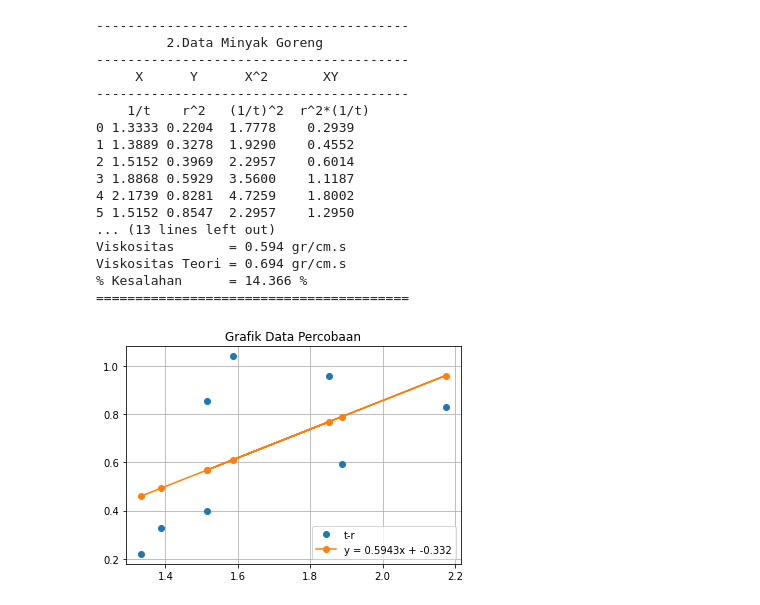
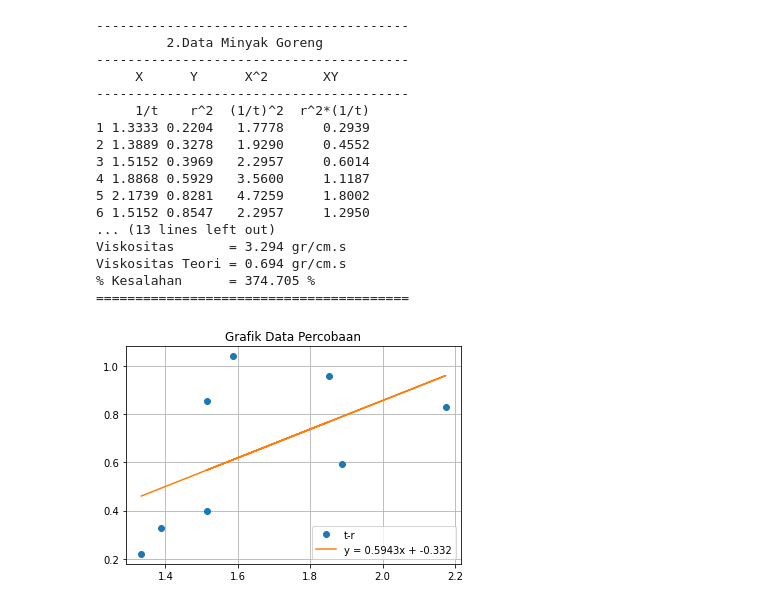
Before and after one commit to Frhan21/Praktikum-Labdas-Program, a Jupyter notebook: Penyelesaian_Modul_M10.ipynb, the cells around one changed output. Saved outputs shown, nothing was run; the diff lists cells and outputs as text; code cells hidden in the pictures.

```diff
--- a/Penyelesaian_Modul_M10.ipynb
+++ b/Penyelesaian_Modul_M10.ipynb
@@ -24,16 +30,8 @@ t1 = np.array([2.44,2.12,2.12,1.94,2.03,2.03,2.00,2.13])
 r2 = np.array([.4695,.5725,.63,.77,.91,.9245,.98,1.02])
 t2 = np.array([.75,.72,.66,.53,.46,.66,.54,.63])
 # %%
-
-def slope(n,t,r):
-  a = (n*sum((1/t)*(r**2)) - sum(1/t)*sum(r**2))/(n*sum((1/t)**2) - (sum(1/t))**2 )
-  return a
-
-def intercept (n,t,r,a):
-  b = (sum(r**2)/n) - a*(sum(1/t)/n)
-  return b
-
-pd.set_option('display.float_format', lambda x: '%.4f' % x)
+global t1
+pd.set_option('display.float_format', lambda x: '%.3f' % x)
 print('-'*40)
 print(f'            1.Data Gliserin')
 print('-'*40)
@@ -41,16 +39,19 @@ print('-'*40)
 data = {
     '1/t':(1/t1),
     'r^2':r1**2,
-    '(r^2)^2':r1**4,
+    '(1/t)^2':(1/t1)**2,
     'r^2*(1/t)':(r1**2)*(1/t1)
 }
-
+n = len(t1)
+index=[]
+for i in range (1,n+1):
+  index.append(i)
 df = pd.DataFrame(data)
 print(f'     {"X":7s}{"Y":7s}{"X^2":10s}{"XY":7s}\n{"-"*40}')
 print(df)
 
 print(f'''{'='*40}
-{sum(1/t1):7.3f}{sum(r1**2):7.3f}{sum(r1**4):9.3f}{sum((r1**2)*(1/t1)):9.3f} == Jumlah''')
+{sum(1/t1):7.3f}{sum(r1**2):7.3f}{sum((1/t1)**2):9.3f}{sum((r1**2)*(1/t1)):9.3f} == Jumlah''')
 print('-'*40)
 
 
@@ -59,8 +60,9 @@ a = slope(n,t1,r1)
 b = intercept(n,t1,r1,a)
 ymax = a*max((1/t1)) + b
 ymin = a*min((1/t1)) + b
+Visko_prk = (2*a*(rhoB-rhoG)*981)/(9*L)
 Visko_teori = 1.5
-relatif = (abs(a - Visko_teori)/Visko_teori)*100
+relatif = (abs(Visko_prk - Visko_teori)/Visko_teori)*100
 
 print(f'''Gradien  = {a:.3f}
 Intersep = {b:.3f}
@@ -69,7 +71,7 @@ Xrata = {sum(1/t1)/n:.3f}
 Yrata = {sum(r1**2)/n:.3f}
 (Xmax,Ymax) = ({max(1/t1):.3f},{ymax:.3f})
 (Xmin,Ymin) = ({min(1/t1):.3f},{ymin:.3f})
-Viskositas       = {a:.3f} gr/cm.s
+Viskositas       = {Visko_prk:.3f} gr/cm.s
 Viskositas Teori = {Visko_teori} gr/cm.s
 % Kesalahan      = {relatif:.3f} %
 {'='*40}''')
@@ -80,7 +82,7 @@ plt.grid()
 plt.title('Grafik Data Percobaan',)
 y = a*(1/t1) + b
 plt.plot(1/t1,y)
-plt.legend(['t-r',f'y = {a:.4f}x + {b:.3f}'])
+plt.legend(['1/t - r^2',f'y = {a:.4f}x + {b:.3f}'])
 
 plt.show()
 # %% [output]
@@ -115,7 +117,11 @@ data = {
     'r^2*(1/t)':(r2**2)*(1/t2)
 }
 
-df = pd.DataFrame(data)
+n = len(t2)
+index=[]
+for i in range (1,n+1):
+  index.append(i)
+df = pd.DataFrame(data,index)
 print(f'     {"X":7s}{"Y":7s}{"X^2":10s}{"XY":7s}\n{"-"*40}')
 print(df)
 
@@ -124,51 +130,52 @@ print(f'''{'='*40}
 print('-'*40)
 
 
-n = len(t2)
+
 a = slope(n,t2,r2)
 b = intercept(n,t2,r2,a)
 ymax = a*max((1/t2)) + b
 ymin = a*min((1/t2)) + b
+Visko_prk = (2*a*(rhoB-rhoM)*981)/(9*L)
 Visko_teori = 0.694
-relatif = (abs(a - Visko_teori)/Visko_teori)*100
+relatif = (abs(Visko_prk - Visko_teori)/Visko_teori)*100
 
 print(f'''Gradien  = {a:.3f}
 Intersep = {b:.3f}
 Persamaan garis kita menjadi Y = {a:.3f}X + {b:.3f}
 Xrata = {sum(1/t2)/n:.3f}
 Yrata = {sum(r2**2)/n:.3f}
 (Xmax,Ymax) = ({max(1/t2):.3f},{ymax:.3f})
 (Xmin,Ymin) = ({min(1/t2):.3f},{ymin:.3f})
 
-Viskositas       = {abs(a):.3f} gr/cm.s
+Viskositas       = {Visko_prk:.3f} gr/cm.s
 Viskositas Teori = {Visko_teori} gr/cm.s
 % Kesalahan      = {relatif:.3f} %
 {'='*40}''')
 
 # Plot Grafik Data
 plt.plot((1/t2),(r2**2),'o')
 plt.grid()
 plt.title('Grafik Data Percobaan',)
 y = a*(1/t2) + b
-plt.plot(1/t2,y,'-o')
+plt.plot(1/t2,y,'-')
 plt.legend(['t-r',f'y = {a:.4f}x + {b:.3f}'])
 plt.show()
 # %% [output]
 ----------------------------------------
          2.Data Minyak Goreng
 ----------------------------------------
      X      Y      X^2       XY
 ----------------------------------------
-    1/t    r^2   (1/t)^2  r^2*(1/t)
-0 1.3333 0.2204  1.7778    0.2939
-1 1.3889 0.3278  1.9290    0.4552
-2 1.5152 0.3969  2.2957    0.6014
-3 1.8868 0.5929  3.5600    1.1187
-4 2.1739 0.8281  4.7259    1.8002
-5 1.5152 0.8547  2.2957    1.2950
+     1/t    r^2  (1/t)^2  r^2*(1/t)
+1 1.3333 0.2204   1.7778     0.2939
+2 1.3889 0.3278   1.9290     0.4552
+3 1.5152 0.3969   2.2957     0.6014
+4 1.8868 0.5929   3.5600     1.1187
+5 2.1739 0.8281   4.7259     1.8002
+6 1.5152 0.8547   2.2957     1.2950
 ... (13 lines left out)
-Viskositas       = 0.594 gr/cm.s
+Viskositas       = 3.294 gr/cm.s
 Viskositas Teori = 0.694 gr/cm.s
-% Kesalahan      = 14.366 %
+% Kesalahan      = 374.705 %
 ========================================
-[figure, old version]
+[figure, new version]
```
Also changed, not shown: parts of 2 cells of this notebook.
